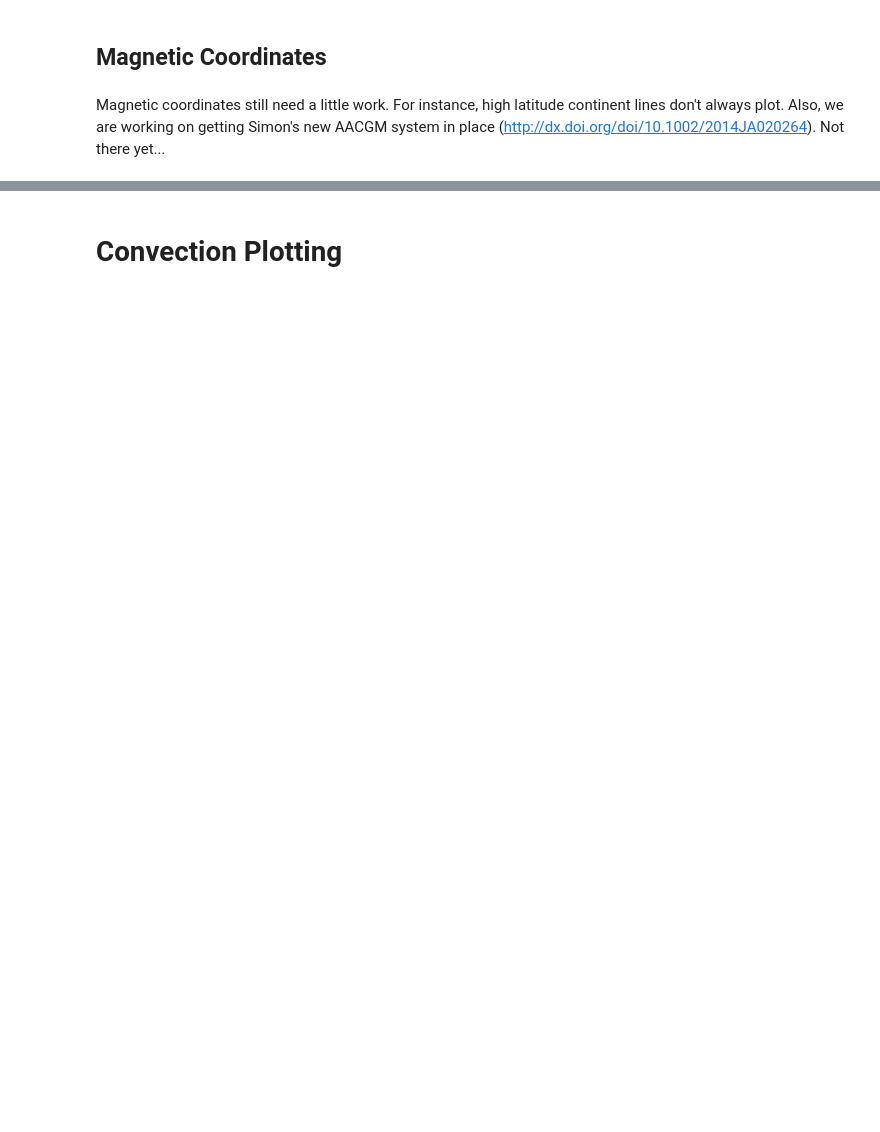
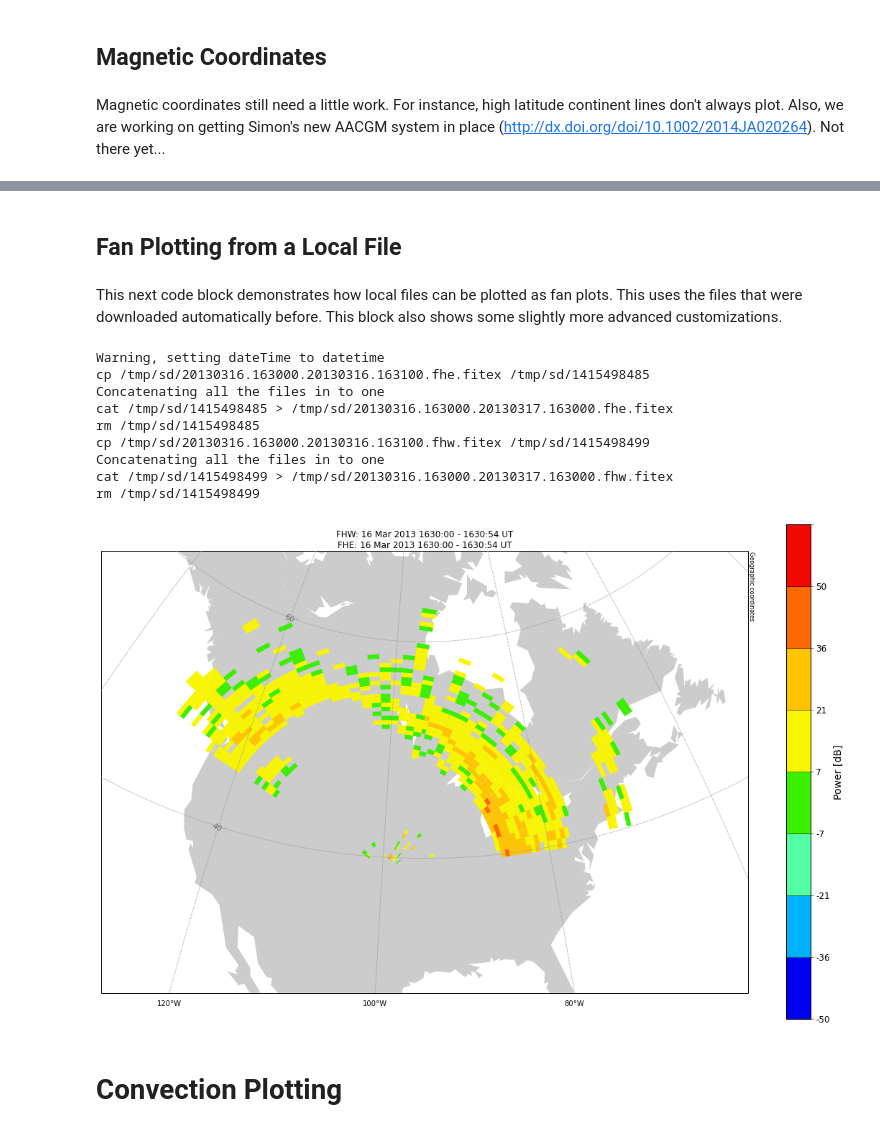
Before and after one commit to vtsuperdarn/davitpy, a Jupyter notebook: docs/notebook/SuperDARN Data Plotting.ipynb, the cells around one changed output, grey strips where cells are left out. Cells and saved outputs as stored; diff of their text form; code cells hidden in the pictures; blank space fills up the shorter version.

Commit message:
Plotting notebook now shows how to plot from local file

```diff
--- a/docs/notebook/SuperDARN Data Plotting.ipynb
+++ b/docs/notebook/SuperDARN Data Plotting.ipynb
@@ -132,3 +70,74 @@ reached end of data
+# %% [markdown]
+## Fan Plotting from a Local File
+# %% [markdown]
+This next code block demonstrates how local files can be plotted as fan plots.  This uses the files that were downloaded automatically before.  This block also shows some slightly more advanced customizations.
+# %%
+#Import modules
+import datetime
+import os
+import matplotlib.pyplot as plt
+import pydarn
+import utils
+
+#Generate the empty figure and axis.
+fig = plt.figure(figsize=(15,15)) # Make the map large.
+ax = fig.add_subplot(111)
+
+#Set parameters for this event.
+sTime    = datetime.datetime(2013,3,16,16,30)
+fileType = 'fitex'
+param    = 'power'
+coords   = 'geo'
+scale    = (-50,50)
+
+#Set the colorscale.
+cmap, norm, bounds = utils.genCmap(param,scale=scale)
+
+#Create an empty map.  Note you don't really need to pass a datetime unless you are going to
+#do MLT plotting.  Even so, we are passing it anyway.
+myMap = utils.plotUtils.mapObj(lat_0=48.,lon_0=-95, width=111e3*60, height=111e3*41,coords='geo',datetime=sTime)
+
+#Load in data from a local file.  This file should have been downloaded above.
+fileName = '/tmp/sd/20130316.163000.20130316.163100.fhe.fitex'
+radar    = 'fhe'
+myFile   = pydarn.sdio.radDataOpen(fileName=fileName,fileType=fileType,radcode=radar,sTime=sTime)
+#Note successive calls to radDataReadScan() should give successive scans when the input fit file has more data.
+myScan   = pydarn.sdio.radDataReadScan(myFile)
+fhe_times = np.array([x.time for x in myScan]) #I'm putting all the sounding times in a list to make a nice title later.
+
+#Overlay the data, and get a mappable for a colorbar.
+vals,mappable = pydarn.plotting.overlayFan(myScan,myMap,fig,param,coords=coords,cmap=cmap,norm=norm)
+
+#Do all the same for Fort Hays West.
+fileName = '/tmp/sd/20130316.163000.20130316.163100.fhw.fitex'
+radar    = 'fhw'
+myFile   = pydarn.sdio.radDataOpen(fileName=fileName,fileType=fileType,radcode=radar,sTime=sTime)
+myScan   = pydarn.sdio.radDataReadScan(myFile)
+fhw_times = np.array([x.time for x in myScan])
+vals,mappable = pydarn.plotting.overlayFan(myScan,myMap,fig,param,coords=coords,cmap=cmap,norm=norm)
+
+#Now generate a colorbar.
+cbar   = utils.colorbar(mappable,bounds,param,fig)
+
+#Finally, create a title
+title = []
+title.append('FHW: {0} - {1}'.format(fhw_times.min().strftime('%d %b %Y %H%M:%S'),fhw_times.max().strftime('%H%M:%S UT')))
+title.append('FHE: {0} - {1}'.format(fhe_times.min().strftime('%d %b %Y %H%M:%S'),fhe_times.max().strftime('%H%M:%S UT')))
+ax.set_title('\n'.join(title))
+
+#And adjust plot layout.
+fig.tight_layout()
+# %% [output]
+Warning, setting dateTime to datetime
+cp /tmp/sd/20130316.163000.20130316.163100.fhe.fitex /tmp/sd/1415498485
+Concatenating all the files in to one
+cat /tmp/sd/1415498485 > /tmp/sd/20130316.163000.20130317.163000.fhe.fitex
+rm /tmp/sd/1415498485
+cp /tmp/sd/20130316.163000.20130316.163100.fhw.fitex /tmp/sd/1415498499
+Concatenating all the files in to one
+cat /tmp/sd/1415498499 > /tmp/sd/20130316.163000.20130317.163000.fhw.fitex
+rm /tmp/sd/1415498499
+[figure, added]
 # %% [markdown]
 # Convection Plotting
 # %%
```
Also changed, not shown: parts of 6 cells of this notebook.
